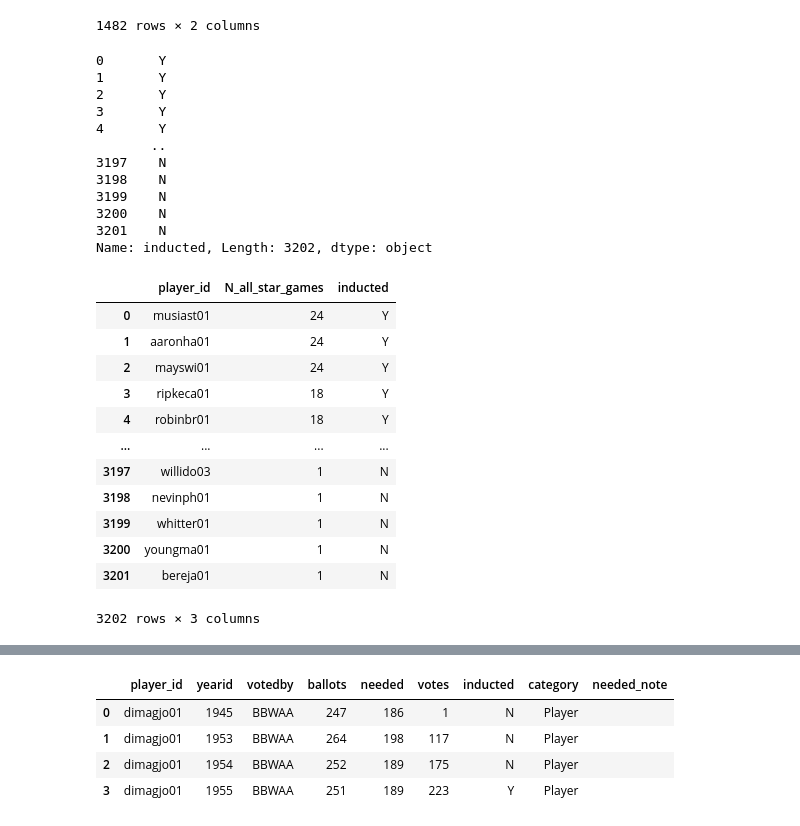
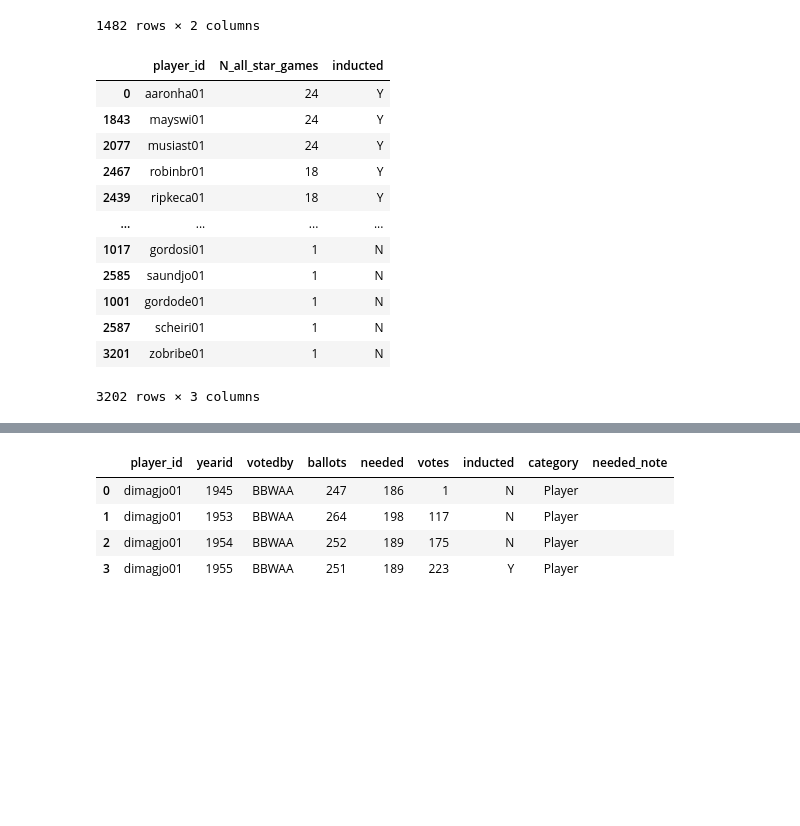
Before and after one commit to AbeHandler/everything, a Jupyter notebook: teaching/3401fall2020/week5/Module-4.2-Relational_data_applications.ipynb, the cells around one changed output, grey strips where cells are left out. Drawn from its saved outputs; the diff is of its cells as text; code cells hidden in the pictures; blank space fills up the shorter version.

```diff
--- a/teaching/3401fall2020/week5/Module-4.2-Relational_data_applications.ipynb
+++ b/teaching/3401fall2020/week5/Module-4.2-Relational_data_applications.ipynb
@@ -180,38 +180,24 @@ all_star_counts.sort_values(by=['N_all_star_games'], ascending=False)
 1482 rows × 2 columns
 # %%
 hall = pd.read_sql_query('select  * from hall_of_fame', con)
-
 merged = pd.merge(all_star_counts, hall, how='left', on='player_id')
+reduced = merged[['player_id', "N_all_star_games", "inducted"]]
+reduced = reduced.sort_values(by=['N_all_star_games'], ascending=False)
+reduced.fillna(value="N")
 # %% [output]
+|  | player_id | N_all_star_games | inducted |
+| 0 | aaronha01 | 24 | Y |
+| 1843 | mayswi01 | 24 | Y |
+| 2077 | musiast01 | 24 | Y |
+| 2467 | robinbr01 | 18 | Y |
+| 2439 | ripkeca01 | 18 | Y |
+| ... | ... | ... | ... |
+| 1017 | gordosi01 | 1 | N |
+| 2585 | saundjo01 | 1 | N |
+| 1001 | gordode01 | 1 | N |
+| 2587 | scheiri01 | 1 | N |
+| 3201 | zobribe01 | 1 | N |
-0       Y
-1       Y
-2       Y
-3       Y
-4       Y
-       ..
-3197    N
-3198    N
-3199    N
-3200    N
-3201    N
-Name: inducted, Length: 3202, dtype: object
+3202 rows × 3 columns
-# %%
-reduced = merged[['player_id', "N_all_star_games", "inducted"]]
-reduced.fillna(value="N")
-# %% [output]
-|  | player_id | N_all_star_games | inducted |
-| 0 | musiast01 | 24 | Y |
-| 1 | aaronha01 | 24 | Y |
-| 2 | mayswi01 | 24 | Y |
-| 3 | ripkeca01 | 18 | Y |
-| 4 | robinbr01 | 18 | Y |
-| ... | ... | ... | ... |
-| 3197 | willido03 | 1 | N |
-| 3198 | nevinph01 | 1 | N |
-| 3199 | whitter01 | 1 | N |
-| 3200 | youngma01 | 1 | N |
-| 3201 | bereja01 | 1 | N |
-3202 rows × 3 columns
 # %%
 most_robbed = reduced[reduced["inducted"] == "N"].drop_duplicates().head(10)
 # %%
```
